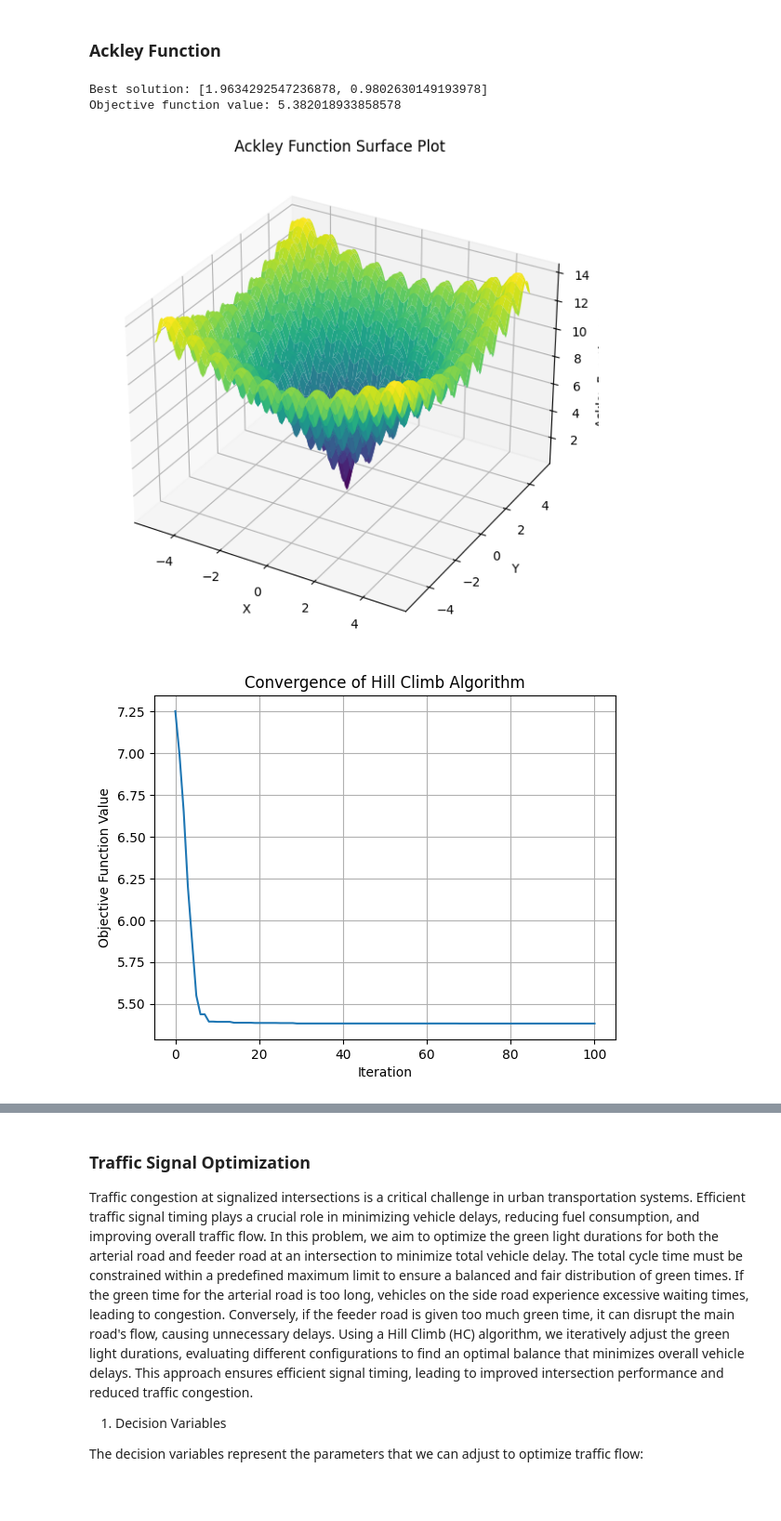
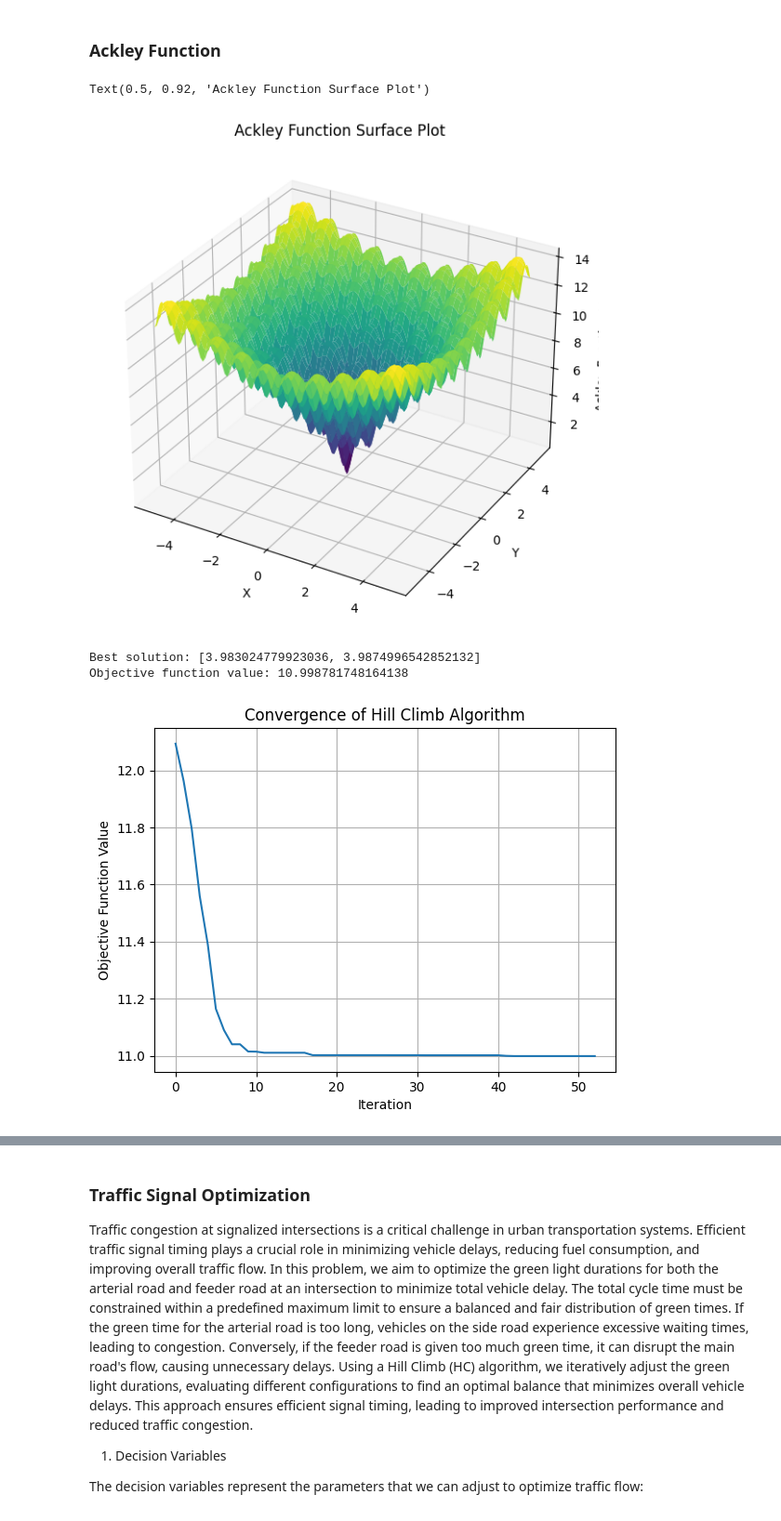
Before and after one commit to anmpahwa/CE5972, a Jupyter notebook: book/content/lecture_29.ipynb, the cells around one changed output, grey strips where cells are left out. Shown at 93% size. Drawn from its saved outputs; the diff is of its cells as text; code cells hidden in the pictures.

```diff
--- a/book/content/lecture_29.ipynb
+++ b/book/content/lecture_29.ipynb
@@ -50,15 +50,24 @@ def hc(s_o, N, k):
     s_b = s
     S   = [s]
 
-    for _ in range(100):
-        S_n = [N(s) for _ in range(k)]
-        s_n = S_n[np.argmin([f(s_n) for s_n in S_n])]
+    i = 1
+    e = 1
+    converged = False
+    while not converged:
+        S_n = [N(s) for _ in range(k)]                  # Generate k random neighbors
+        s_n = S_n[np.argmin([f(s_n) for s_n in S_n])]   # Select best neighbour
 
-        s = s_n
-        if f(s) < f(s_b):
+        s = s_n                                         # Update current solution
+
+        if f(s) < f(s_b):                               # If better than best found so far, update
+          e   = f(s_b) - f(s)
           s_b = s
         S.append(s_b)
 
+        i += 1
+        if i >= 100 or e <= 1e-5:                                    # Convergence condition
+          converged = True
+
     return S
 # %% [markdown]
 ---
@@ -122,33 +131,37 @@ ax.set_xlabel("X")
 ax.set_ylabel("Y")
 ax.set_zlabel("Ackley Function Value")
 ax.set_title("Ackley Function Surface Plot")
-
-def N(s):
-    x, y = s
-    x += np.random.uniform(-0.1, 0.1)
-    y += np.random.uniform(-0.1, 0.1)
-    s = [x,y]
-    return s
-
-s_o = [random.uniform(-5, 5), random.uniform(-5, 5)]
-S   = hc(s_o, N, 5)
-s_b = S[-1]
-F   = [f(s) for s in S]
-
-# Report outcome
-print("Best solution:", s_b)
-print("Objective function value:", f(s_b))
-
-# Convergence plot
-fig = plt.figure()
-plt.plot(F)
-plt.xlabel("Iteration")
-plt.ylabel("Objective Function Value")
-plt.title("Convergence of Hill Climb Algorithm")
-plt.grid()
-plt.show()
 # %% [output]
-Best solution: [1.9634292547236878, 0.9802630149193978]
-Objective function value: 5.382018933858578
+Text(0.5, 0.92, 'Ackley Function Surface Plot')
 [figure]
-[figure, removed]
+# %%
+#### Small Step Size
+
+def N(s):
+    x, y = s
+    x += np.random.uniform(-0.05, 0.05)
+    y += np.random.uniform(-0.05, 0.05)
+    s = [x,y]
+    return s
+
+s_o = [random.uniform(-5, 5), random.uniform(-5, 5)]
+S   = hc(s_o, N, 5)
+s_b = S[-1]
+F   = [f(s) for s in S]
+
+# Report outcome
+print("Best solution:", s_b)
+print("Objective function value:", f(s_b))
+
+# Convergence plot
+fig = plt.figure()
+plt.plot(F)
+plt.xlabel("Iteration")
+plt.ylabel("Objective Function Value")
+plt.title("Convergence of Hill Climb Algorithm")
+plt.grid()
+plt.show()
+# %% [output]
+Best solution: [3.983024779923036, 3.9874996542852132]
+Objective function value: 10.998781748164138
+[figure, added]
```
Also changed, not shown: parts of 3 cells of this notebook.
